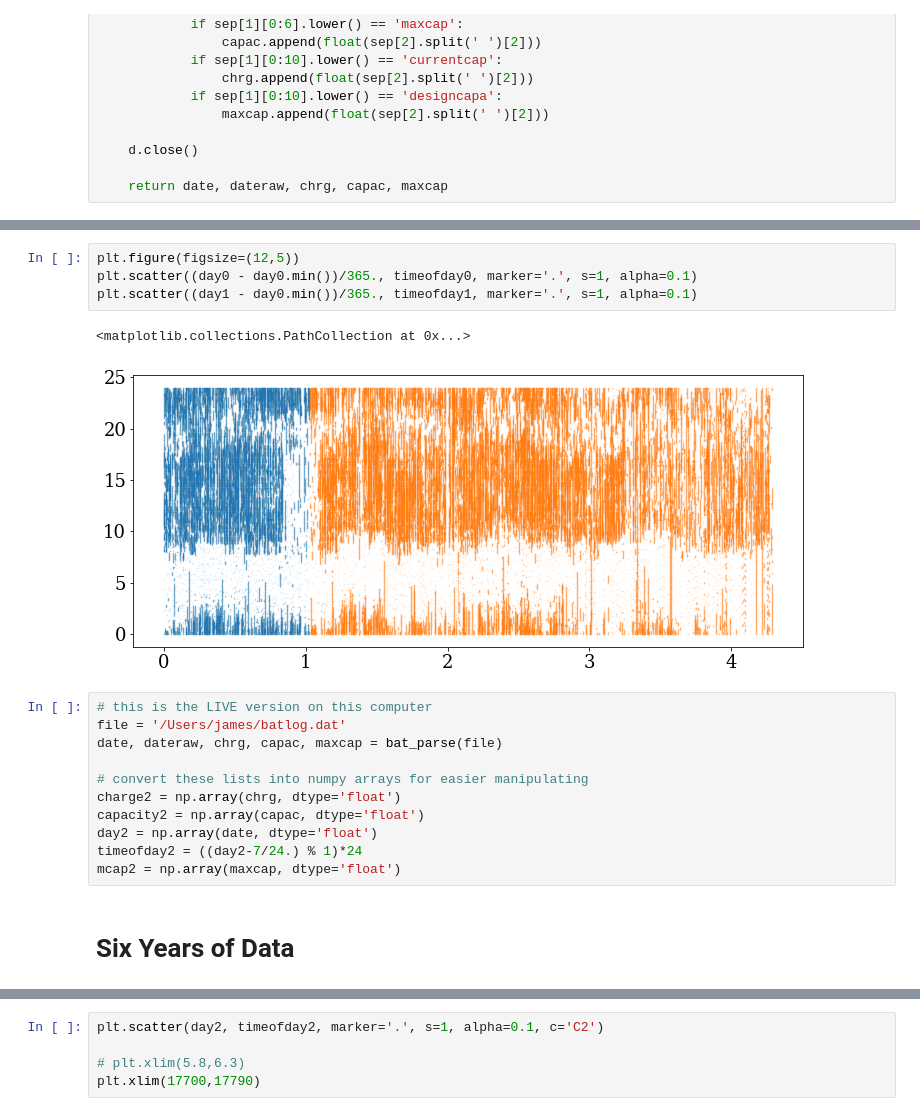
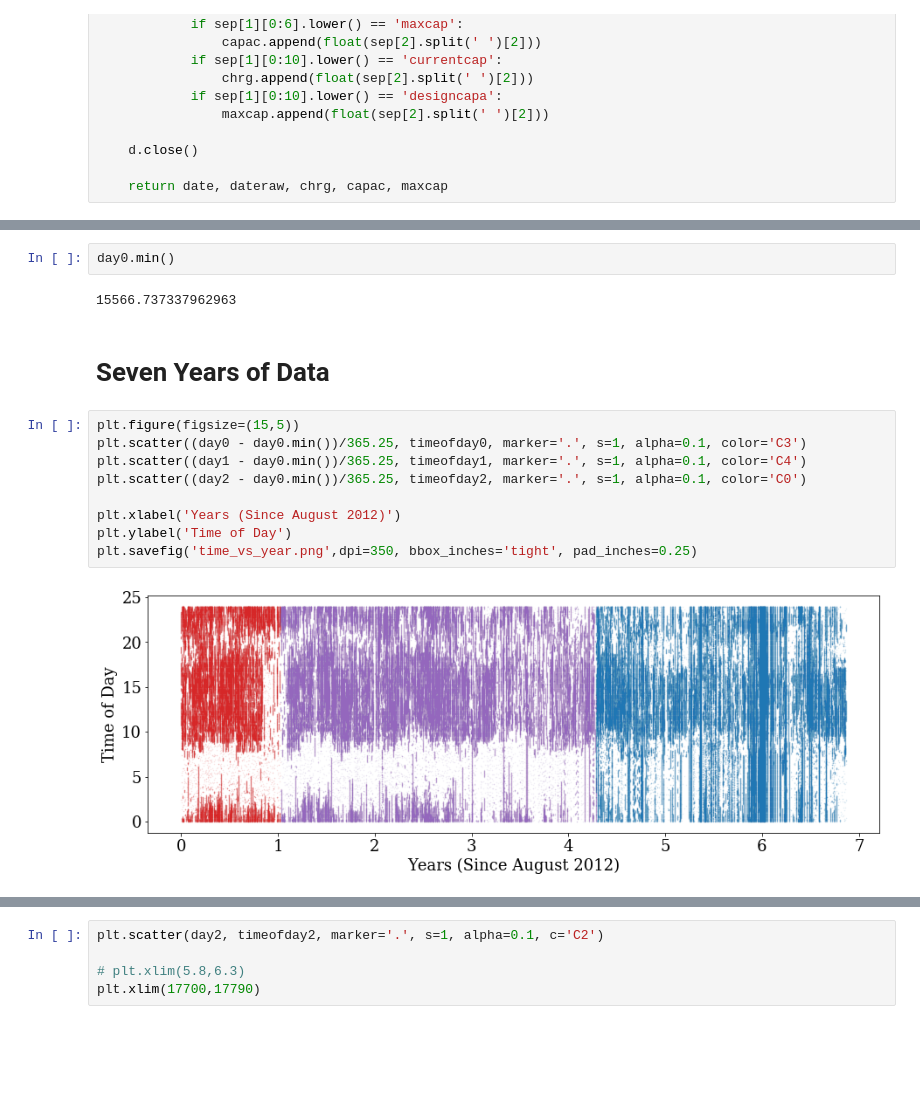
Before and after one commit to jradavenport/batlog2019, a Jupyter notebook: code/explore.ipynb, the cells around one changed output, grey strips where cells are left out. Saved outputs shown, nothing was run; the diff lists cells and outputs as text; blank space fills up the shorter version.

Commit message:
finish plots

```diff
--- a/code/explore.ipynb
+++ b/code/explore.ipynb
@@ -80,22 +105,19 @@ mcap1 = np.array(maxcap, dtype='float')
+# %%
+day0.min()
+# %% [output]
+15566.737337962963
+# %% [markdown]
+# Seven Years of Data
 # %%
-plt.figure(figsize=(12,5))
-plt.scatter((day0 - day0.min())/365., timeofday0, marker='.', s=1, alpha=0.1)
-plt.scatter((day1 - day0.min())/365., timeofday1, marker='.', s=1, alpha=0.1)
+plt.figure(figsize=(15,5))
+plt.scatter((day0 - day0.min())/365.25, timeofday0, marker='.', s=1, alpha=0.1, color='C3')
+plt.scatter((day1 - day0.min())/365.25, timeofday1, marker='.', s=1, alpha=0.1, color='C4')
+plt.scatter((day2 - day0.min())/365.25, timeofday2, marker='.', s=1, alpha=0.1, color='C0')
+
+plt.xlabel('Years (Since August 2012)')
+plt.ylabel('Time of Day')
+plt.savefig('time_vs_year.png',dpi=350, bbox_inches='tight', pad_inches=0.25)
 # %% [output]
-<matplotlib.collections.PathCollection at 0x...>
-[figure, old version]
+[figure, new version]
-# %%
-# this is the LIVE version on this computer
-file = '/Users/james/batlog.dat'
-date, dateraw, chrg, capac, maxcap = bat_parse(file)
-
-# convert these lists into numpy arrays for easier manipulating
-charge2 = np.array(chrg, dtype='float')
-capacity2 = np.array(capac, dtype='float')
-day2 = np.array(date, dtype='float')
-timeofday2 = ((day2-7/24.) % 1)*24
-mcap2 = np.array(maxcap, dtype='float')
-# %% [markdown]
-# Six Years of Data
 # %%
 plt.figure(figsize=(15,5))
```
Also changed, not shown: parts of 23 cells of this notebook, 8 other files.
